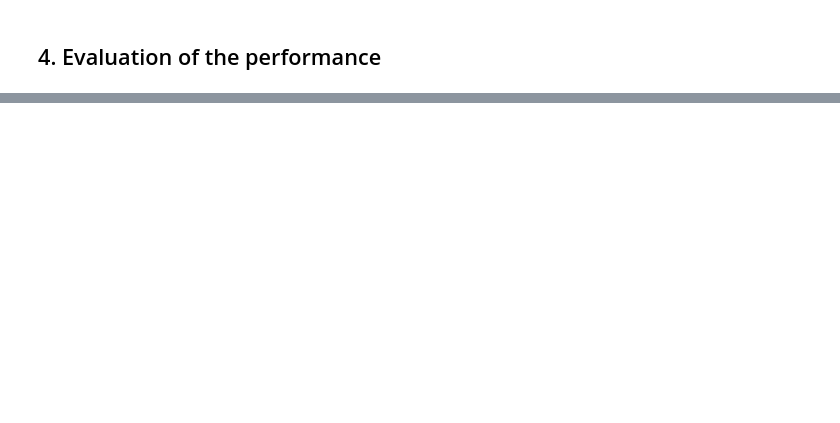
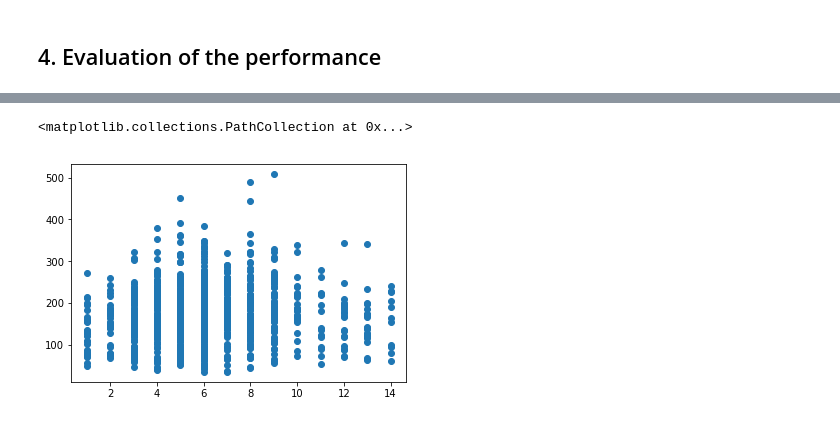
Before and after one commit to arnauddelaunay/linkvalue-datascience-training, a Jupyter notebook: Notebook_3.ipynb, the cells around one changed output, grey strips where cells are left out. Drawn from its saved outputs; the diff is of its cells as text; code cells hidden in the pictures; blank space fills up the shorter version.

```diff
--- a/Notebook_3.ipynb
+++ b/Notebook_3.ipynb
@@ -54,0 +121,5 @@ from sklearn.metrics import mean_absolute_error, mean_squared_error
+# %%
+plt.scatter(train_X[:,1], train_y)
+# %% [output]
+<matplotlib.collections.PathCollection at 0x...>
+[figure, added]
```
Also changed, not shown: parts of 17 cells of this notebook.
